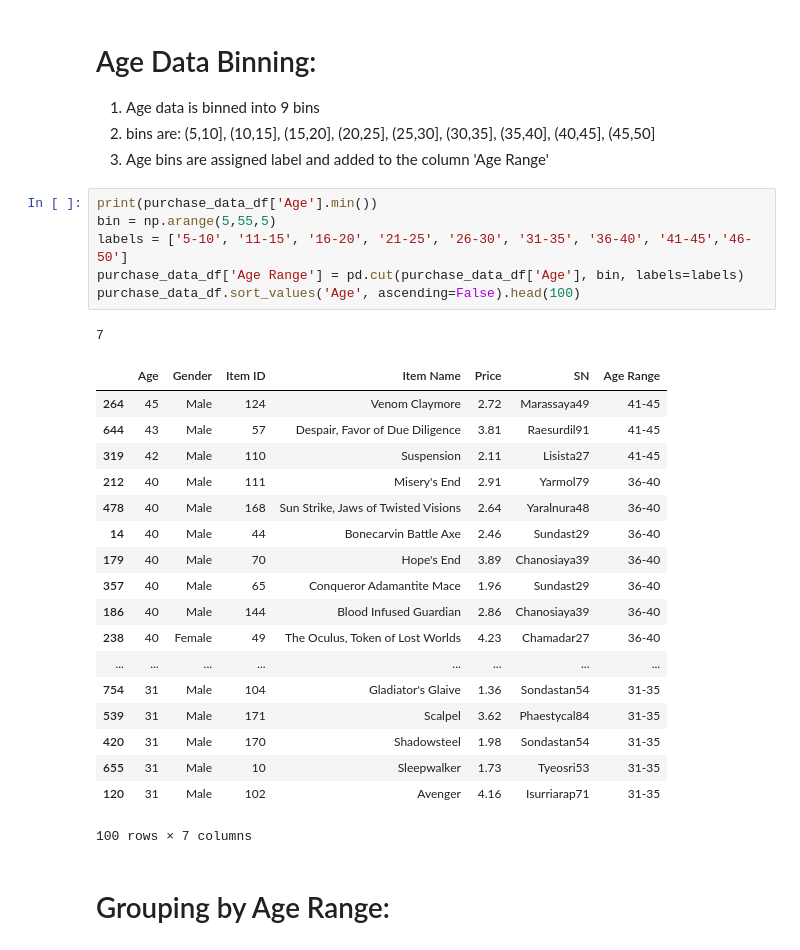
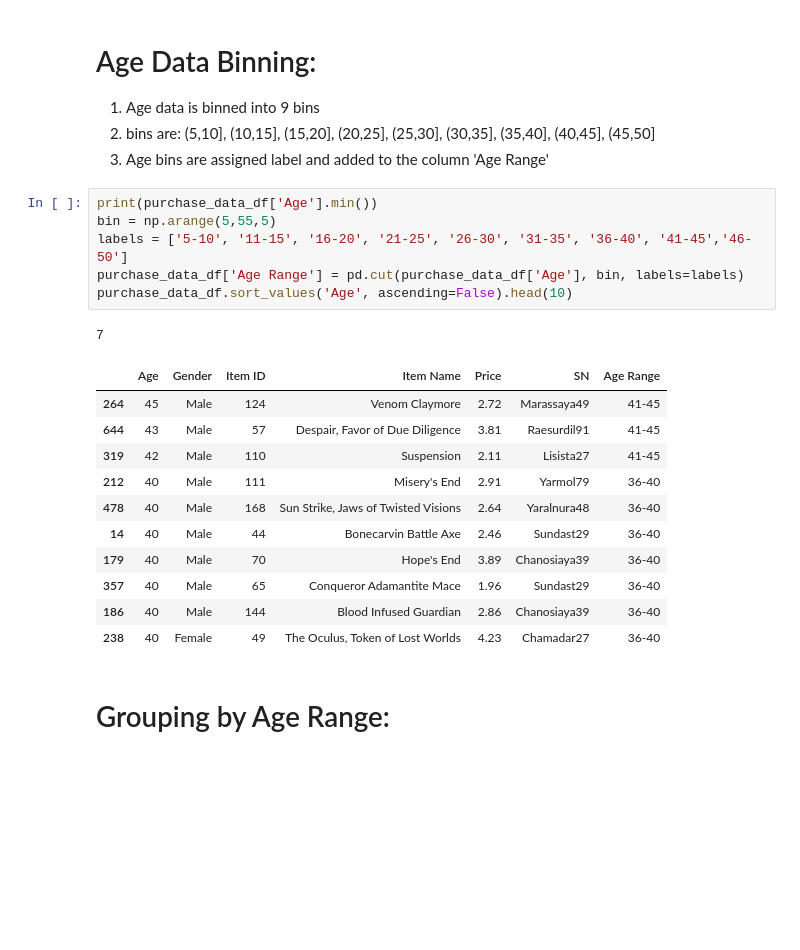
Before and after one commit to jgroth1/Pandas_data_Analysis, a Jupyter notebook: HeroesOfPymoli/Heroes_of_Pymoli_Analysis.ipynb, the cells around one changed output. Saved outputs shown, nothing was run; the diff lists cells and outputs as text; blank space fills up the shorter version.

```diff
--- a/HeroesOfPymoli/Heroes_of_Pymoli_Analysis.ipynb
+++ b/HeroesOfPymoli/Heroes_of_Pymoli_Analysis.ipynb
@@ -170,29 +188,22 @@ normalized_price_df
 # %%
 print(purchase_data_df['Age'].min())
 bin = np.arange(5,55,5)
 labels = ['5-10', '11-15', '16-20', '21-25', '26-30', '31-35', '36-40', '41-45','46-50']
 purchase_data_df['Age Range'] = pd.cut(purchase_data_df['Age'], bin, labels=labels)
-purchase_data_df.sort_values('Age', ascending=False).head(100)
+purchase_data_df.sort_values('Age', ascending=False).head(10)
 # %% [output]
 7
 |  | Age | Gender | Item ID | Item Name | Price | SN | Age Range |
 | 264 | 45 | Male | 124 | Venom Claymore | 2.72 | Marassaya49 | 41-45 |
 | 644 | 43 | Male | 57 | Despair, Favor of Due Diligence | 3.81 | Raesurdil91 | 41-45 |
 | 319 | 42 | Male | 110 | Suspension | 2.11 | Lisista27 | 41-45 |
 | 212 | 40 | Male | 111 | Misery's End | 2.91 | Yarmol79 | 36-40 |
 | 478 | 40 | Male | 168 | Sun Strike, Jaws of Twisted Visions | 2.64 | Yaralnura48 | 36-40 |
 | 14 | 40 | Male | 44 | Bonecarvin Battle Axe | 2.46 | Sundast29 | 36-40 |
 | 179 | 40 | Male | 70 | Hope's End | 3.89 | Chanosiaya39 | 36-40 |
 | 357 | 40 | Male | 65 | Conqueror Adamantite Mace | 1.96 | Sundast29 | 36-40 |
 | 186 | 40 | Male | 144 | Blood Infused Guardian | 2.86 | Chanosiaya39 | 36-40 |
 | 238 | 40 | Female | 49 | The Oculus, Token of Lost Worlds | 4.23 | Chamadar27 | 36-40 |
-| ... | ... | ... | ... | ... | ... | ... | ... |
-| 754 | 31 | Male | 104 | Gladiator's Glaive | 1.36 | Sondastan54 | 31-35 |
-| 539 | 31 | Male | 171 | Scalpel | 3.62 | Phaestycal84 | 31-35 |
-| 420 | 31 | Male | 170 | Shadowsteel | 1.98 | Sondastan54 | 31-35 |
-| 655 | 31 | Male | 10 | Sleepwalker | 1.73 | Tyeosri53 | 31-35 |
-| 120 | 31 | Male | 102 | Avenger | 4.16 | Isurriarap71 | 31-35 |
-100 rows × 7 columns
 # %% [markdown]
 # Grouping by Age Range:
 # %%
```
Also changed, not shown: parts of 17 cells of this notebook.
